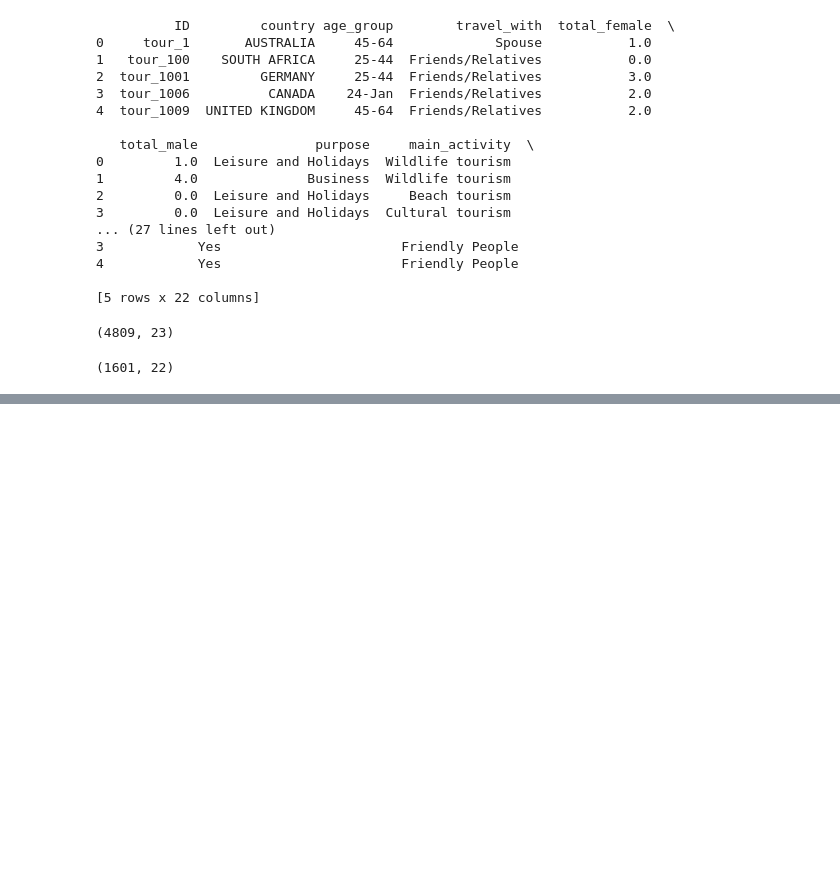
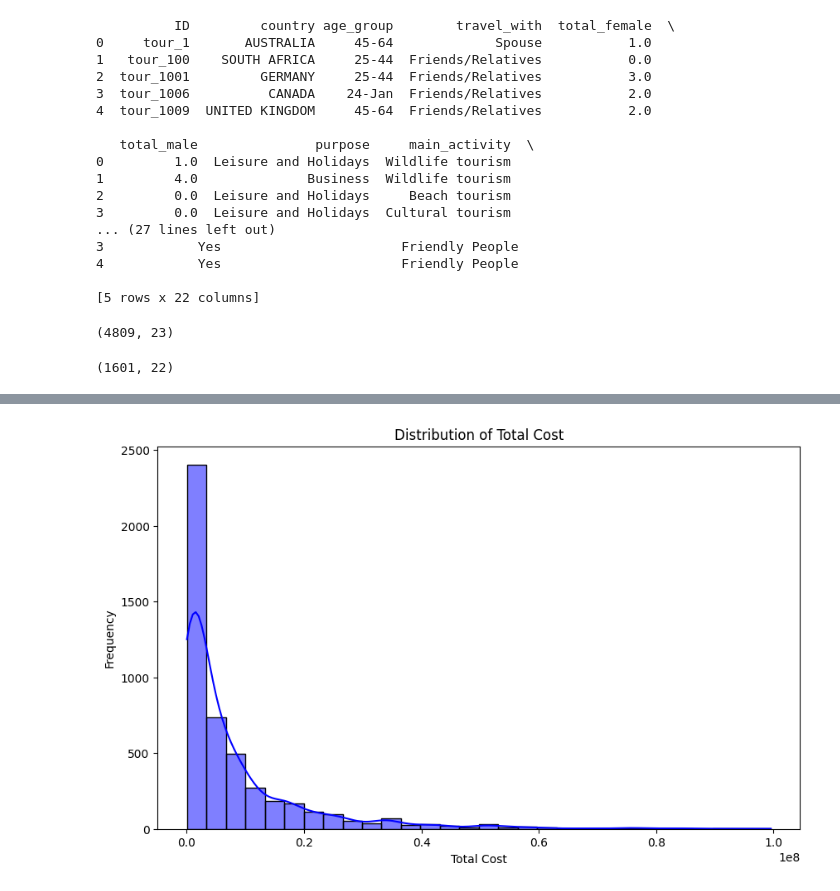
Before and after one commit to marshmoses/Tanzania_Tourism_Prediction, a Jupyter notebook: main.ipynb, the cells around one changed output, grey strips where cells are left out. Saved outputs shown, nothing was run; the diff lists cells and outputs as text; code cells hidden in the pictures; blank space fills up the shorter version.

```diff
--- a/main.ipynb
+++ b/main.ipynb
@@ -67,0 +393,42 @@ print(Test.shape)
+# %%
+# Initialize one-hot encoder with handle_unknown='ignore'
+one_hot_encoder = OneHotEncoder(handle_unknown='ignore', drop='first')
+
+# Fit one-hot encoder on the training data
+one_hot_encoder.fit(Train[low_cardinality_cols])
+
+# Transform both training and test data
+one_hot_encoded_cols_train = pd.DataFrame(one_hot_encoder.transform(Train[low_cardinality_cols]).toarray())
+one_hot_encoded_cols_test = pd.DataFrame(one_hot_encoder.transform(Test[low_cardinality_cols]).toarray())
+
+# Get the column names for one-hot encoded features
+one_hot_encoded_feature_names = one_hot_encoder.get_feature_names_out(low_cardinality_cols)
+
+# Assign column names to the one-hot encoded dataframes
+one_hot_encoded_cols_train.columns = one_hot_encoded_feature_names
+one_hot_encoded_cols_test.columns = one_hot_encoded_feature_names
+
+# Drop original categorical columns from both training and test data
+Train.drop(columns=low_cardinality_cols, inplace=True)
+Test.drop(columns=low_cardinality_cols, inplace=True)
+
+# Concatenate one-hot encoded columns with the respective datasets
+Train = pd.concat([Train, one_hot_encoded_cols_train], axis=1)
+Test = pd.concat([Test, one_hot_encoded_cols_test], axis=1)
+
+# Check the updated datasets
+print("Updated training dataset:")
+print(Train.head())
+print("\nUpdated test dataset:")
+print(Test.head())
+# %%
+
+# Univariate Analysis: Target Variable Distribution
+plt.figure(figsize=(10, 6))
+sns.histplot(Train['total_cost'], bins=30, kde=True, color='blue')
+plt.title('Distribution of Total Cost')
+plt.xlabel('Total Cost')
+plt.ylabel('Frequency')
+plt.show()
+# %% [output]
+[figure, added]
```
Also changed, not shown: parts of 62 cells of this notebook, 3 other files.
